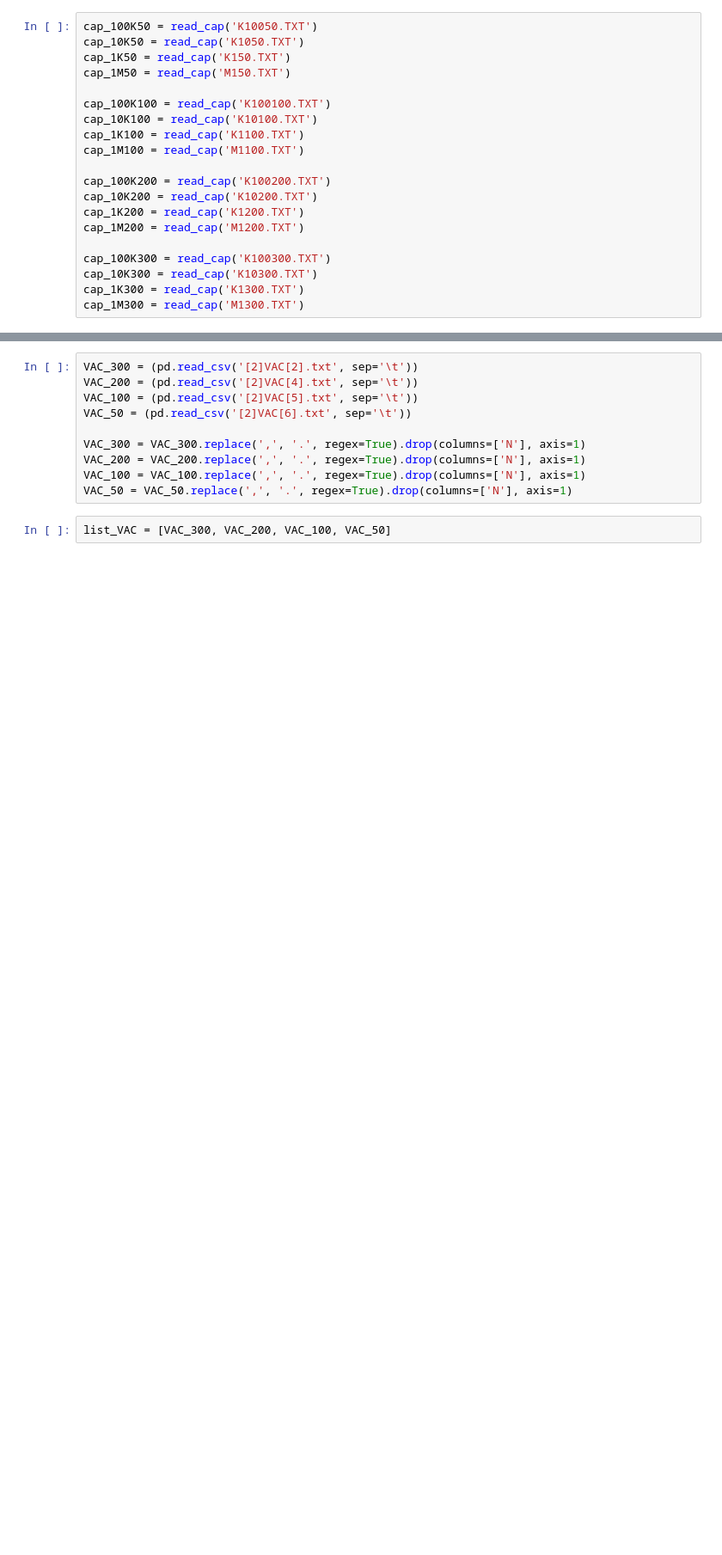
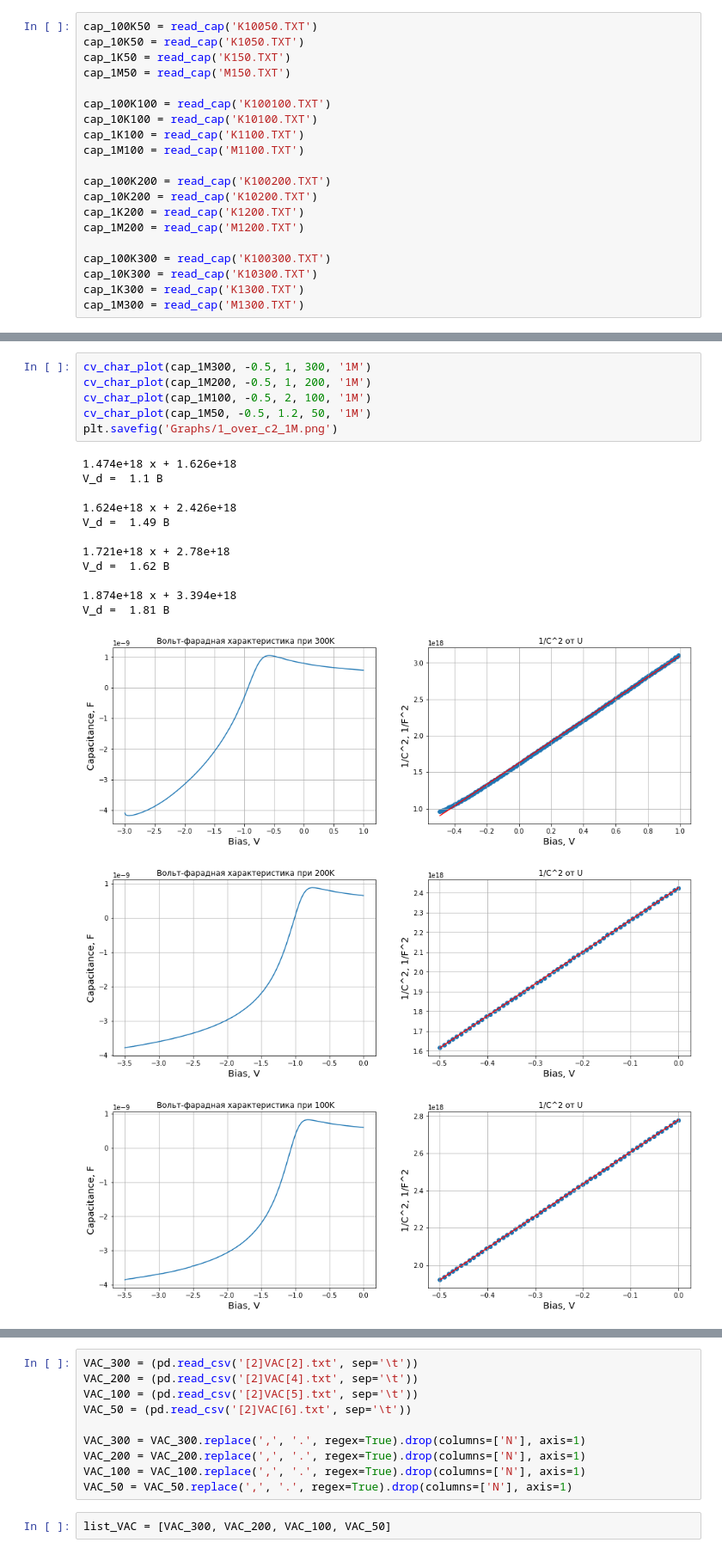
Before and after one commit to agonyal/GaN, a Jupyter notebook: Sample 2/Measurements-23.03/Measurements_2303.ipynb, the cells around one changed output, grey strips where cells are left out. Shown at 86% size. Drawn from its saved outputs; the diff is of its cells as text; blank space fills up the shorter version.

```diff
--- a/Sample 2/Measurements-23.03/Measurements_2303.ipynb
+++ b/Sample 2/Measurements-23.03/Measurements_2303.ipynb
@@ -94,0 +238,21 @@ def cv_plot(list):
+# %%
+cv_char_plot(cap_1M300, -0.5, 1, 300, '1M')
+cv_char_plot(cap_1M200, -0.5, 1, 200, '1M')
+cv_char_plot(cap_1M100, -0.5, 2, 100, '1M')
+cv_char_plot(cap_1M50, -0.5, 1.2, 50, '1M')
+plt.savefig('Graphs/1_over_c2_1M.png')
+# %% [output]
+1.474e+18 x + 1.626e+18
+V_d =  1.1 B
+
+1.624e+18 x + 2.426e+18
+V_d =  1.49 B
+
+1.721e+18 x + 2.78e+18
+V_d =  1.62 B
+
+1.874e+18 x + 3.394e+18
+V_d =  1.81 B
+[figure, added]
+[figure, added]
+[figure, added]
```
Also changed, not shown: parts of 35 cells of this notebook.
